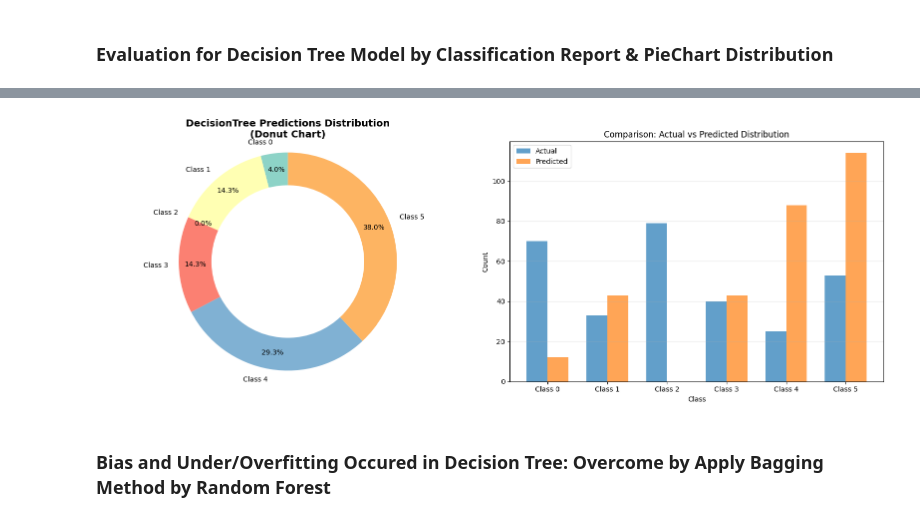
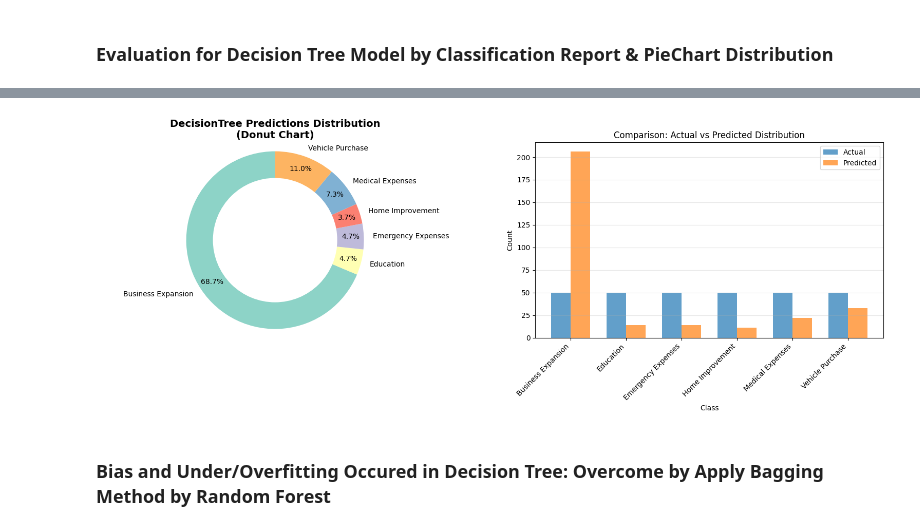
Before and after one commit to linlin0708/Data-Mining-Group-Project, a Jupyter notebook: DataMiningGP.ipynb, the cells around one changed output, grey strips where cells are left out. Cells and saved outputs as stored; diff of their text form; code cells hidden in the pictures.

```diff
--- a/DataMiningGP.ipynb
+++ b/DataMiningGP.ipynb
@@ -330,19 +330,32 @@ X_test_tfidf = tfidf.transform(X_text_test)
 ### **Evaluation for Decision Tree Model by Classification Report & PieChart Distribution**
 # %%
 # use decision tree model
+from sklearn.tree import DecisionTreeClassifier
 from sklearn.metrics import classification_report
+from sklearn.metrics import ConfusionMatrixDisplay
+from sklearn.preprocessing import LabelEncoder
+import matplotlib.pyplot as plt
+
+# Initialize and fit LabelEncoder for the target variable (y)
+# This is needed to get the class labels for ConfusionMatrixDisplay
+le = LabelEncoder()
+le.fit(y) # Fit on the full 'y' to ensure all classes are known
 
 dtc = DecisionTreeClassifier(
-    max_depth=7,
-    min_samples_leaf=10,
+    max_depth=10,
+    min_samples_leaf=5,
     class_weight='balanced',
     random_state = 42
 )
-dtc.fit(X_train, y_train, sample_weight = sample_weights)
+dtc.fit(X_train_tfidf, y_train)
 
 # Predictions and evaluation by classification report
-dtc_pred = dtc.predict(X_test)
+dtc_pred = dtc.predict(X_test_tfidf)
 from sklearn.metrics import classification_report
-print("Decision Tree Results with Class Weights")
 print(classification_report(y_test, dtc_pred))
+
+ConfusionMatrixDisplay.from_predictions(y_test, dtc_pred, display_labels=le.classes_, xticks_rotation=45)
+print("\n")
+plt.title("Decision Tree - Confusion Matrix (Topic)")
+plt.show()
 # %% [output]
@@ -364,7 +377,8 @@ import matplotlib.pyplot as plt
 import pandas as pd
 import numpy as np
 
-classes = np.arange(6)  # all 6 classes: 0 to 5
+# get the unique class labels from y_test and dtc_pred for correct reindexing and display
+classes_labels = np.unique(np.concatenate((y_test, dtc_pred)))
 
 # create a DataFrame with predictions
 results_df = pd.DataFrame({
@@ -372,44 +386,45 @@ results_df = pd.DataFrame({
     'Predicted': dtc_pred
 })
 
-# count predictions by class, reindex to include all classes
-prediction_counts = results_df['Predicted'].value_counts().reindex(classes, fill_value=0)
-actual_counts = results_df['Actual'].value_counts().reindex(classes, fill_value=0)
+# count predictions by class, reindex to include all classes found in the data
+# using the actual string labels for correct mapping
+prediction_counts = results_df['Predicted'].value_counts().reindex(classes_labels, fill_value=0)
+actual_counts = results_df['Actual'].value_counts().reindex(classes_labels, fill_value=0)
 
 fig, (ax1, ax2) = plt.subplots(1, 2, figsize=(16, 6))
 
 # Donut chart
-colors = plt.cm.Set3(np.arange(len(classes)))
+colors = plt.cm.Set3(np.arange(len(classes_labels))) # Use len(classes_labels) for colors
 wedges, texts, autotexts = ax1.pie(
     prediction_counts.values,
-    labels=[f'Class {i}' for i in classes],
+    labels=classes_labels,
     colors=colors,
     autopct='%1.1f%%',
     pctdistance=0.85,
     startangle=90
 )
 centre_circle = plt.Circle((0, 0), 0.70, fc='white')
 ax1.add_artist(centre_circle)
 ax1.set_title('DecisionTree Predictions Distribution\n(Donut Chart)', fontsize=14, fontweight='bold')
 ax1.axis('equal')
 
 # Bar chart: Actual vs Predicted
-x = np.arange(len(classes))
+x = np.arange(len(classes_labels)) # Use len(classes_labels) for x-axis ticks
 width = 0.35
 ax2.bar(x - width/2, actual_counts.values, width, label='Actual', alpha=0.7)
 ax2.bar(x + width/2, prediction_counts.values, width, label='Predicted', alpha=0.7)
 ax2.set_xlabel('Class')
 ax2.set_ylabel('Count')
 ax2.set_title('Comparison: Actual vs Predicted Distribution')
 ax2.set_xticks(x)
-ax2.set_xticklabels([f'Class {i}' for i in classes])
+ax2.set_xticklabels(classes_labels, rotation=45, ha='right') # Use actual class labels and rotate for readability
 ax2.legend()
 ax2.grid(True, alpha=0.3, axis='y')
 
 plt.tight_layout()
 plt.show()
 # %% [output]
-[figure, old version]
+[figure, new version]
 # %% [markdown]
 ### **Bias and Under/Overfitting Occured in Decision Tree: Overcome by Apply Bagging Method by Random Forest**
 # %% [markdown]
```
Also changed, not shown: parts of 1 cell of this notebook.
